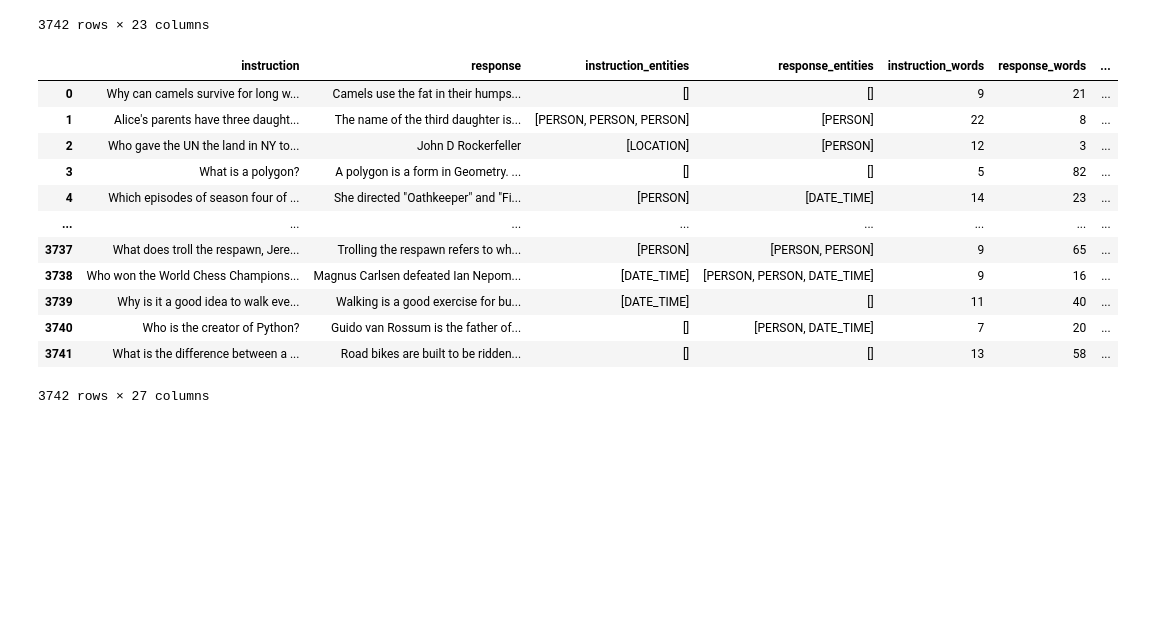
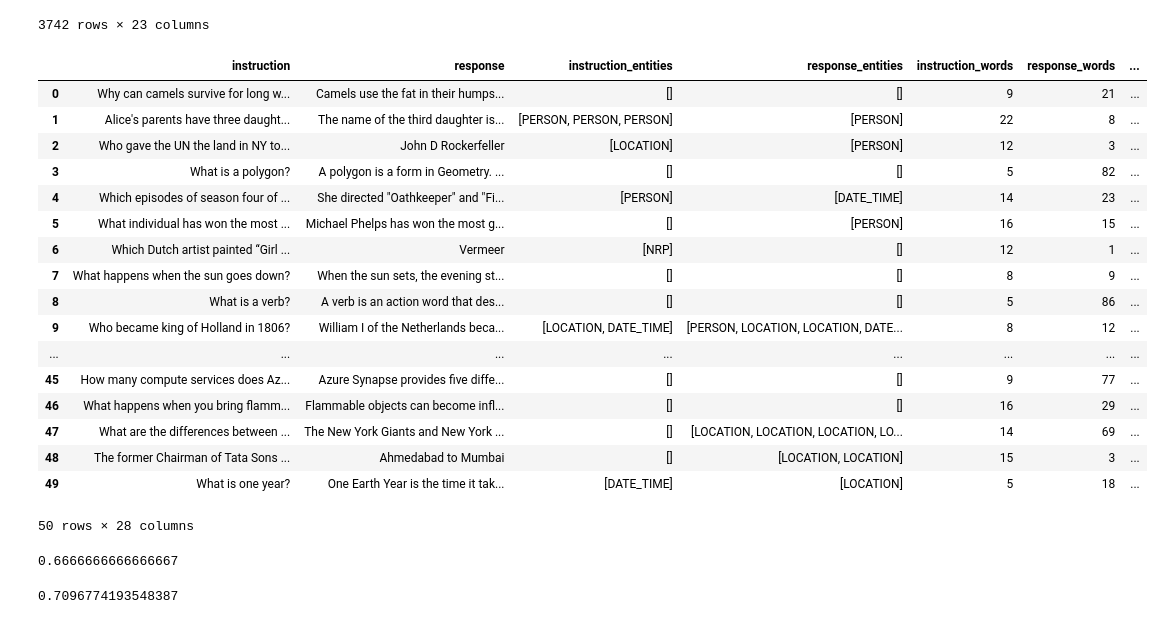
Before and after one commit to simonamazzarino/TETRA, a Jupyter notebook: quantity_maxim.ipynb, the cells around one changed output. Cells and saved outputs as stored; diff of their text form; code cells hidden in the pictures; blank space fills up the shorter version.

```diff
--- a/quantity_maxim.ipynb
+++ b/quantity_maxim.ipynb
@@ -229,36 +240,30 @@ openq
 | 3740 | Who is the creator of Python? | Guido van Rossum is the father of... | [] | [PERSON, DATE_TIME] | 7 | 20 | ... |
 | 3741 | What is the difference between a ... | Road bikes are built to be ridden... | [] | [] | 13 | 58 | ... |
 3742 rows × 23 columns
-# %%
-def remove_stopwords(text):
-    stop_words = set(stopwords.words('english'))
-    words = word_tokenize(text)
-    filtered_text = [word for word in words if word.lower() not in stop_words]
-    return ' '.join(filtered_text)
-
-
-# Apply the function to the 'instruction' column
-openq['instruction_no_stops'] = openq['instruction'].apply(remove_stopwords)
-openq['response_no_stops'] = openq['response'].apply(remove_stopwords)
-
-openq['len_instruction_no_stops'] = openq['instruction_no_stops'].apply(count_words)
-openq['len_response_no_stops'] = openq['response_no_stops'].apply(count_words)
-
-openq
-# %% [output]
-|  | instruction | response | instruction_entities | response_entities | instruction_words | response_words | ... |
-| 0 | Why can camels survive for long w... | Camels use the fat in their humps... | [] | [] | 9 | 21 | ... |
-| 1 | Alice's parents have three daught... | The name of the third daughter is... | [PERSON, PERSON, PERSON] | [PERSON] | 22 | 8 | ... |
-| 2 | Who gave the UN the land in NY to... | John D Rockerfeller | [LOCATION] | [PERSON] | 12 | 3 | ... |
-| 3 | What is a polygon? | A polygon is a form in Geometry. ... | [] | [] | 5 | 82 | ... |
-| 4 | Which episodes of season four of ... | She directed "Oathkeeper" and "Fi... | [PERSON] | [DATE_TIME] | 14 | 23 | ... |
-| ... | ... | ... | ... | ... | ... | ... | ... |
-| 3737 | What does troll the respawn, Jere... | Trolling the respawn refers to wh... | [PERSON] | [PERSON, PERSON] | 9 | 65 | ... |
-| 3738 | Who won the World Chess Champions... | Magnus Carlsen defeated Ian Nepom... | [DATE_TIME] | [PERSON, PERSON, DATE_TIME] | 9 | 16 | ... |
-| 3739 | Why is it a good idea to walk eve... | Walking is a good exercise for bu... | [DATE_TIME] | [] | 11 | 40 | ... |
-| 3740 | Who is the creator of Python? | Guido van Rossum is the father of... | [] | [PERSON, DATE_TIME] | 7 | 20 | ... |
-| 3741 | What is the difference between a ... | Road bikes are built to be ridden... | [] | [] | 13 | 58 | ... |
-3742 rows × 27 columns
 # %%
 openq['instruction_anonymized'] = openq['instruction'].apply(anonymized_text)
 openq['response_anonymized'] = openq['response'].apply(anonymized_text)
+
+openq['information_density_question_ano'] = openq['instruction_anonymized'].apply(calculate_information_density)
+openq['information_density_response_ano'] = openq['response_anonymized'].apply(calculate_information_density)
+# %%
+openq[:50]
+# %% [output]
+|  | instruction | response | instruction_entities | response_entities | instruction_words | response_words | ... |
+| 0 | Why can camels survive for long w... | Camels use the fat in their humps... | [] | [] | 9 | 21 | ... |
+| 1 | Alice's parents have three daught... | The name of the third daughter is... | [PERSON, PERSON, PERSON] | [PERSON] | 22 | 8 | ... |
+| 2 | Who gave the UN the land in NY to... | John D Rockerfeller | [LOCATION] | [PERSON] | 12 | 3 | ... |
+| 3 | What is a polygon? | A polygon is a form in Geometry. ... | [] | [] | 5 | 82 | ... |
+| 4 | Which episodes of season four of ... | She directed "Oathkeeper" and "Fi... | [PERSON] | [DATE_TIME] | 14 | 23 | ... |
+| 5 | What individual has won the most ... | Michael Phelps has won the most g... | [] | [PERSON] | 16 | 15 | ... |
+| 6 | Which Dutch artist painted “Girl ... | Vermeer | [NRP] | [] | 12 | 1 | ... |
+| 7 | What happens when the sun goes down? | When the sun sets, the evening st... | [] | [] | 8 | 9 | ... |
+| 8 | What is a verb? | A verb is an action word that des... | [] | [] | 5 | 86 | ... |
+| 9 | Who became king of Holland in 1806? | William I of the Netherlands beca... | [LOCATION, DATE_TIME] | [PERSON, LOCATION, LOCATION, DATE... | 8 | 12 | ... |
+| ... | ... | ... | ... | ... | ... | ... | ... |
+| 45 | How many compute services does Az... | Azure Synapse provides five diffe... | [] | [] | 9 | 77 | ... |
+| 46 | What happens when you bring flamm... | Flammable objects can become infl... | [] | [] | 16 | 29 | ... |
+| 47 | What are the differences between ... | The New York Giants and New York ... | [] | [LOCATION, LOCATION, LOCATION, LO... | 14 | 69 | ... |
+| 48 | The former Chairman of Tata Sons ... | Ahmedabad to Mumbai | [] | [LOCATION, LOCATION] | 15 | 3 | ... |
+| 49 | What is one year? | One Earth Year is the time it tak... | [DATE_TIME] | [LOCATION] | 5 | 18 | ... |
+50 rows × 28 columns
@@ -264,0 +282,20 @@ openq['response_anonymized'] = openq['response'].apply(anonymized_text)
+# %%
+words = ['a', 'b', 'c', 'd', 'e', 'f']
+stops = ['g', 'h', 'i']
+NER = ['a', 'f']
+
+boost1 = 1 - (len(NER) / len(words)) #sorge il probelma di quando la risposta è data da una sola parola, l'entity perché in quel caso diventa 1-1/1=0
+print(boost1)
+real_w = 0
+stop_w = len(stops)
+
+for word in words:
+    if word in NER:
+        real_w += 1 + boost1
+    else:
+        real_w += 1
+
+real_w / (real_w + stop_w)
+# %% [output]
+0.6666666666666667
+0.7096774193548387
```
Also changed, not shown: parts of 11 cells of this notebook, 2 other files.
